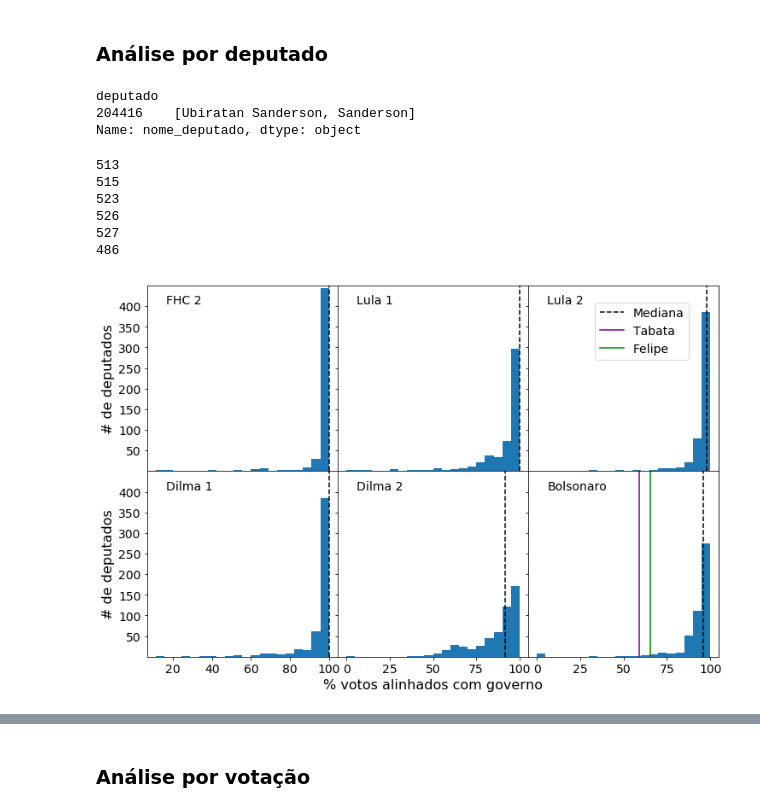
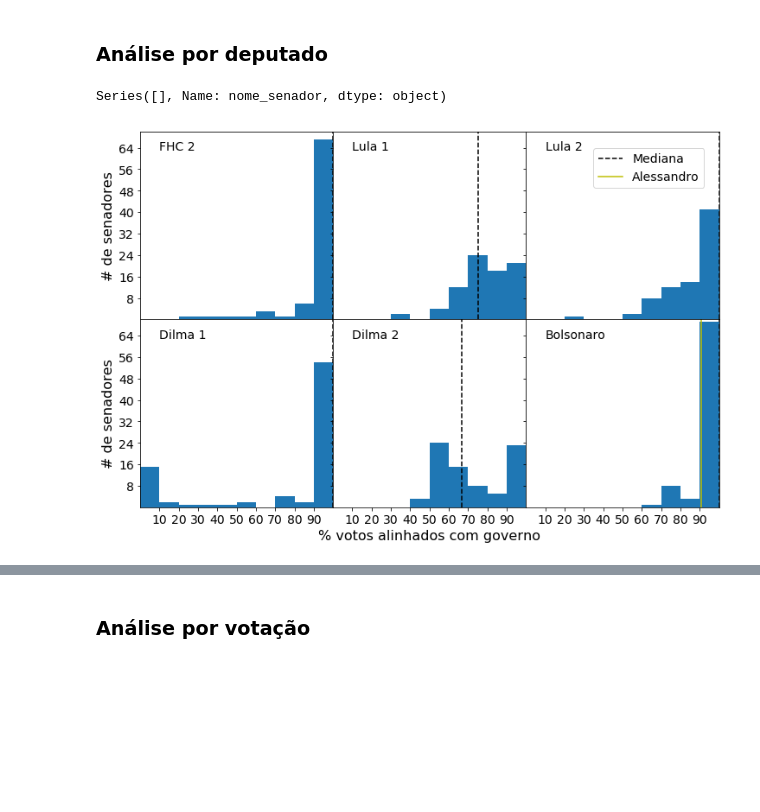
Before and after one commit to gabinete-compartilhado-acredito/100-dias-congresso, a Jupyter notebook: analises/votacoes_senadores.ipynb, the cells around one changed output, grey strips where cells are left out. Cells and saved outputs as stored; diff of their text form; code cells hidden in the pictures; blank space fills up the shorter version.

```diff
--- a/analises/votacoes_senadores.ipynb
+++ b/analises/votacoes_senadores.ipynb
@@ -24,7 +25,7 @@ WHERE data_displaced BETWEEN DATE \'{}\' AND DATE \'{}\''.format(initial_date, f
 
 r = pd.read_gbq(query, project_id='gabinete-compartilhado',
                 dialect='standard',
-                private_key='../keys-configs/gabinete-compartilhado-42394b04e230.json')
+                private_key='../../keys-configs/gabinete-compartilhado-42394b04e230.json')
 # %%
 def countDuplicates(df):
     ndup = len(df.loc[df.duplicated()])
@@ -269,10 +244,8 @@ pl.show()
 ### Análise por deputado
 # %%
 # Verifica id. de deputados com mais de um nome:
-orientGovAtual = v.loc[(v.partido_orientacao=='Governo') & (v.legislatura==56)]
-grbyDep = orientGovAtual.groupby('deputado')
-grbyDep['nome_deputado'].unique()[grbyDep['nome_deputado'].nunique()!=1]
+orientGovAtual = v.loc[(v.legislatura==56)]
+grbySen = orientGovAtual.groupby('id_senador')
+grbySen['nome_senador'].unique()[grbySen['nome_senador'].nunique()!=1]
 # %% [output]
-deputado
-204416    [Ubiratan Sanderson, Sanderson]
-Name: nome_deputado, dtype: object
+Series([], Name: nome_senador, dtype: object)
@@ -284,61 +252,59 @@ apoioFelipe = grbyDep.get_group(idFelipe)['apoio'].mean()*100
+# %%
+idAlex    = v.loc[v.nome_senador=='Alessandro Vieira']['id_senador'].unique()[0]
+apoioAlex = grbySen.get_group(idAlex)['apoio'].mean()*100
 # %%
-def depDistPlot(leg):
-    orientGovAtual = v.loc[(v.partido_orientacao=='Governo') & (v.legislatura==leg)]
-    grbyDep = orientGovAtual.groupby('deputado')
-    apoioMedio = grbyDep['apoio'].mean().values*100
-    pl.hist(apoioMedio,bins=20)
-    pl.ylim([0,350])
+def senDistPlot(leg):
+    orientGovAtual = v.loc[(v.legislatura==leg)]
+    grbySen = orientGovAtual.groupby('id_senador')
+    apoioMedio = grbySen['apoio'].mean().values*100
+    edges = np.arange(0,110,10)
+    pl.hist(apoioMedio,bins=edges)
+    pl.ylim([0,70])
     return np.median(apoioMedio)
 # %%
-legList = sorted(v.legislatura.unique())
+legList = sorted(v.legislatura.unique())[1:]
 LegName = ['FHC 2','Lula 1','Lula 2','Dilma 1','Dilma 2','Bolsonaro']
 pl.figure(figsize=(12,8))
 nRows = 2
 nCols = 3
 
 for i in range(len(legList)):
     pl.subplot(nRows,nCols,i+1)
     # Texto:
     pl.text(0.1,0.9,LegName[i],transform = pl.gca().transAxes, fontsize=14)
     # Formatação do eixo x:
+    pl.xlim([0,100])
+    pl.gca().xaxis.set_major_locator(MaxNLocator(prune='both'))
     if i < nCols*(nRows-1):
         pl.gca().tick_params(labelbottom=False)
     else:
         if (i==4):
             pl.xlabel(u'% votos alinhados com governo', fontsize=16)
     # Formatação do eixo y:
     if i%nCols!=0:
         pl.gca().tick_params(labelleft=False)
     else:
-        pl.ylabel('# de deputados', fontsize=16)
+        pl.ylabel('# de senadores', fontsize=16)
     # Plot:
-    median = depDistPlot(legList[i])
+    median = senDistPlot(legList[i])
     pl.axvline(median,linestyle='--',color='k')
     # Coloca acredito:
     if legList[i]==56:
-        pl.axvline(apoioTabata, color='purple')
-        pl.axvline(apoioFelipe, color='g')
+        pl.axvline(apoioAlex, color='y')
     pl.gca().tick_params(labelsize=14)
     pl.gca().yaxis.set_major_locator(MaxNLocator(prune='both'))
     # Coloca legenda:
     if (i==2):
         import matplotlib.colors as colors
         vertical_lines = [lines.Line2D([], [], color='k', linestyle='--', label='Mediana'),
-                          lines.Line2D([], [], color=colors.to_rgba('purple', alpha=None), linestyle='-', label='Tabata'),
-                          lines.Line2D([], [], color='g', linestyle='-', label='Felipe')]
-        pl.legend(handles=vertical_lines, fontsize=14, loc=(0.35,0.6))
+                          lines.Line2D([], [], color='y', linestyle='-', label='Alessandro')]
+        pl.legend(handles=vertical_lines, fontsize=14, loc=(0.35,0.7))
 
 pl.subplots_adjust(hspace=0,wspace=0)
-#saveFigWdate('graficos/apoio_ao_governo_deputados.pdf')
+#xu.saveFigWdate('graficos/senado/apoio_ao_governo_senadores.pdf')
 #pl.show()
 # %% [output]
-513
-515
-523
-526
-527
-486
-[figure, old version]
+[figure, new version]
 # %%
 # Cria tabela de alinhamento dos deputados:
 
```
Also changed, not shown: parts of 47 cells of this notebook, 5 other files.
